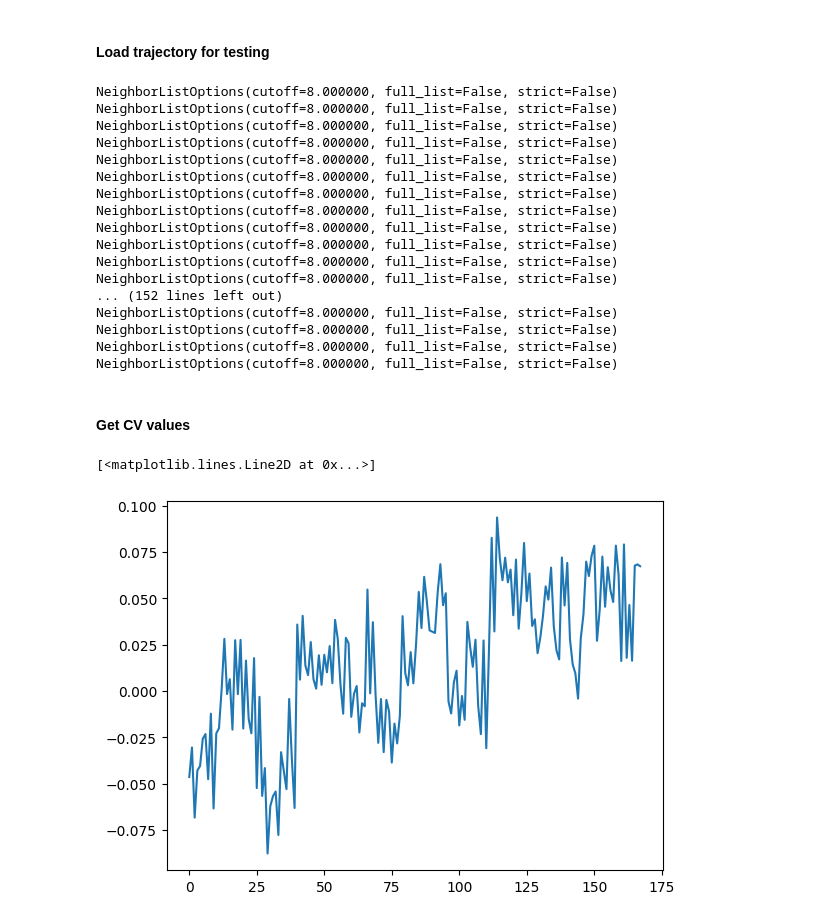
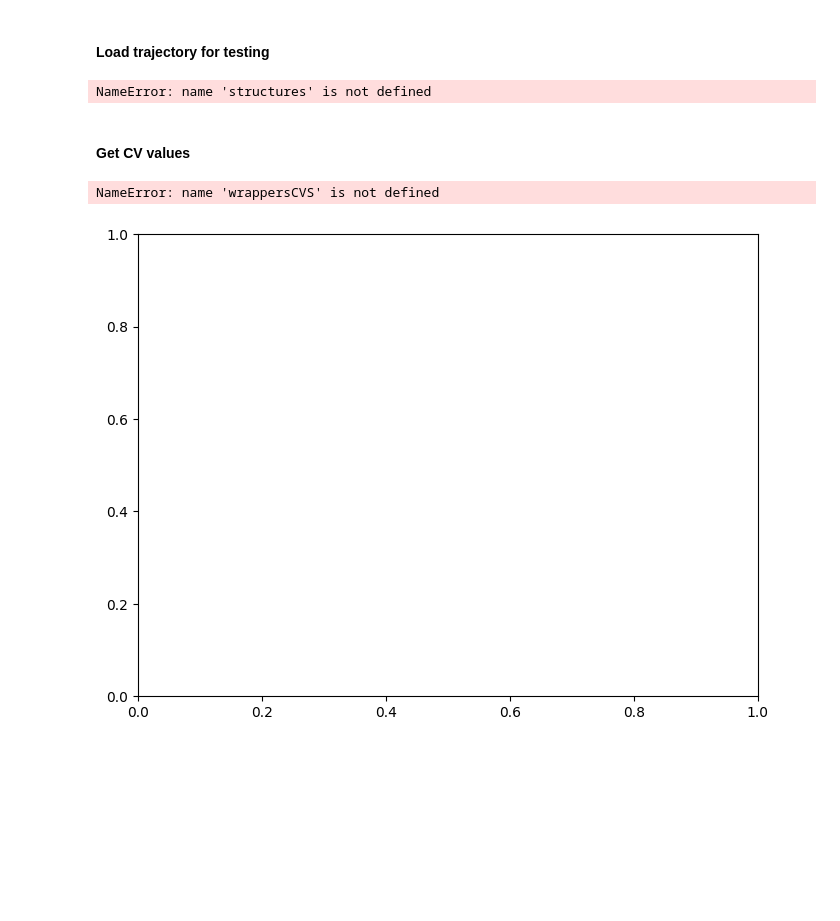
Before and after one commit to MarkusFas/timeSOAP, a Jupyter notebook: misc/eval-CV.ipynb, the cells around one changed output. Saved outputs shown, nothing was run; the diff lists cells and outputs as text; code cells hidden in the pictures; blank space fills up the shorter version.

```diff
--- a/misc/eval-CV.ipynb
+++ b/misc/eval-CV.ipynb
@@ -24,0 +171,6 @@ import matplotlib.pyplot as plt
+# %%
+system = systems[0]
+types = system.types
+mask = types == 1
+
+new = System(types=types[mask], positions=system.positions[mask], cell=system.cell, pbc=system.pbc)
@@ -25,2 +269,7 @@ import matplotlib.pyplot as plt
+# %%
+zmin = 60
+zmax = 67
+models = PCAmodels + IVACmodels #+ SpatialIVACmodels + SpatialPCAmodels
+wrappers = [get_wrapper(model, zmin, zmax) for model in models]
 # %%
 cwd = '/Users/markusfasching/EPFL/Work/project-SOAP/scripts/SOAP-time-code/metad/test'
@@ -39,20 +286,28 @@ Expected at most 5 arguments but found 6 positional arguments.
 # %% [markdown]
 #### Load trajectory for testing
 # %%
-structures = read('/Users/markusfasching/EPFL/Work/project-SOAP/scripts/SOAP-time-code/metad/positions.lammpstrj', index=':')
-structures = structures[::10]
+#dt 1fs:
+structures = read('/Users/markusfasching/EPFL/Work/project-SOAP/scripts/SOAP-time-code/metad/pavanshort/high-freq/positions.lammpstrj', index=':1000')
+
+#dt 100fs:
+#structures = read('/Users/markusfasching/EPFL/Work/project-SOAP/scripts/SOAP-time-code/data/icemeltinterface/nobias/positions.lammpstrj', index=':1000')
+
+#dt 10ps:
+#structures = read('/Users/markusfasching/EPFL/Work/project-SOAP/scripts/SOAP-time-code/data/icemeltinterface/nobias/positions.lammpstrj', index='::10')
 
 # Adjust trj:
+# %%
+len(structures)
+# %% [output]
+NameError: name 'structures' is not defined
 # %%
 systems = systems_to_torch(structures, dtype=torch.float64)
-
+CVmodel = models[0]
 systems_new = []
 for i, system in enumerate(systems):
-
     #atoms = structures[i]
     nlistoptions = CVmodel.requested_neighbor_lists()[0]
-    print(nlistoptions)
-    nlist = vesin.NeighborList(cutoff=nlistoptions.cutoff, full_list=nlistoptions.full_list)
+    nlist = NeighborList(cutoff=nlistoptions.cutoff, full_list=nlistoptions.full_list)
     i, j, S, D = nlist.compute(
         points=system.positions,
         box=system.cell,
@@ -60,10 +315,8 @@ for i, system in enumerate(systems):
         quantities="ijSD"
     )
     #i, j, S, D = ase_neighbor_list(quantities="ijSD", a=atoms, cutoff=4.5)
-    i = torch.from_numpy(i.astype(int))
-    j = torch.from_numpy(j.astype(int))
     neighbor_indices = torch.stack([i, j], dim=1)
-    neighbor_shifts = torch.from_numpy(S.astype(int))
+    neighbor_shifts = S
 
     sample_values = torch.hstack([neighbor_indices, neighbor_shifts])
     samples = Labels(
@@ -78,7 +331,7 @@ for i, system in enumerate(systems):
     )
 
     neighbors = TensorBlock(
-        values=torch.from_numpy(D).reshape(-1, 3, 1),
+        values=D.reshape(-1, 3, 1),
         samples=samples,
         components=[Labels.range("xyz", 3)],
         properties=Labels.range("distance", 1),
@@ -86,23 +339,5 @@ for i, system in enumerate(systems):
     system.add_neighbor_list(nlistoptions, neighbors)
     systems_new.append(system)
 systems = systems_new
-# %% [output]
-NeighborListOptions(cutoff=8.000000, full_list=False, strict=False)
-NeighborListOptions(cutoff=8.000000, full_list=False, strict=False)
-NeighborListOptions(cutoff=8.000000, full_list=False, strict=False)
-NeighborListOptions(cutoff=8.000000, full_list=False, strict=False)
-NeighborListOptions(cutoff=8.000000, full_list=False, strict=False)
-NeighborListOptions(cutoff=8.000000, full_list=False, strict=False)
-NeighborListOptions(cutoff=8.000000, full_list=False, strict=False)
-NeighborListOptions(cutoff=8.000000, full_list=False, strict=False)
-NeighborListOptions(cutoff=8.000000, full_list=False, strict=False)
-NeighborListOptions(cutoff=8.000000, full_list=False, strict=False)
-NeighborListOptions(cutoff=8.000000, full_list=False, strict=False)
-NeighborListOptions(cutoff=8.000000, full_list=False, strict=False)
-... (152 lines left out)
-NeighborListOptions(cutoff=8.000000, full_list=False, strict=False)
-NeighborListOptions(cutoff=8.000000, full_list=False, strict=False)
-NeighborListOptions(cutoff=8.000000, full_list=False, strict=False)
-NeighborListOptions(cutoff=8.000000, full_list=False, strict=False)
 # %% [markdown]
 #### Get CV values
@@ -131,7 +371,9 @@ for system in systems:
 # %%
-CVperatom = torch.stack(CVs_per_atom, dim=0).squeeze().numpy()
-CV = torch.stack(CVs, dim=0).squeeze().numpy()
-plt.plot(CV)
+fig, ax = plt.subplots(1,1,figsize=(8,6))
+for i, CV in enumerate(wrappersCVS[:4]):
+    ax.plot(CV - CV.mean(), label=f'interval {i}', alpha=0.5)
+ax.legend()
+plt.show()
 # %% [output]
-[<matplotlib.lines.Line2D at 0x...>]
+NameError: name 'wrappersCVS' is not defined
-[figure, old version]
+[figure, new version]
```
Also changed, not shown: parts of 31 cells of this notebook.
